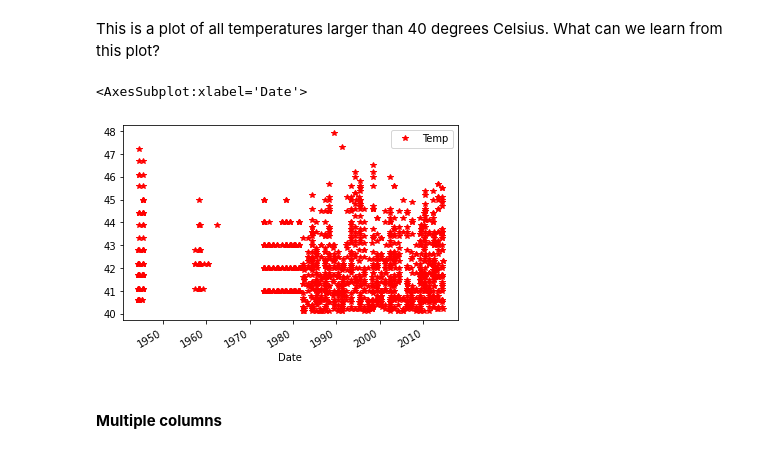
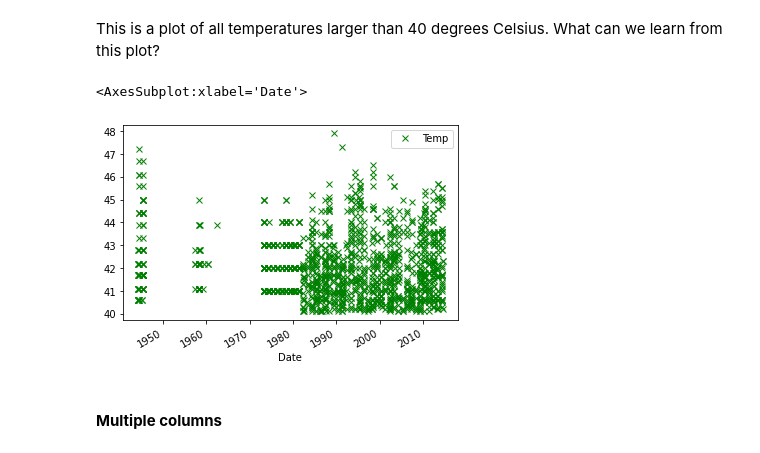
Before and after one commit to eo2cube/namibia_workshop, a Jupyter notebook: python_collection/Introduction/06_tackle_pandas.ipynb, the cells around one changed output. Drawn from its saved outputs; the diff is of its cells as text; code cells hidden in the pictures.

```diff
--- a/python_collection/Introduction/06_tackle_pandas.ipynb
+++ b/python_collection/Introduction/06_tackle_pandas.ipynb
@@ -131,10 +131,10 @@ What was temperature in Delhi at your burthsday (if your birhtday is in the data
 # %% [markdown]
 This is a plot of all temperatures larger than 40  degrees Celsius. What can we learn from this plot?
 # %%
-tmax[tmax > 40].plot(style='r*')
+tmax[tmax > 40].plot(style='gx')
 # %% [output]
 <AxesSubplot:xlabel='Date'>
-[figure, old version]
+[figure, new version]
 # %% [markdown]
 #### <b> Multiple columns <b>
 # %% [markdown]
```
Also changed, not shown: parts of 20 cells of this notebook.
